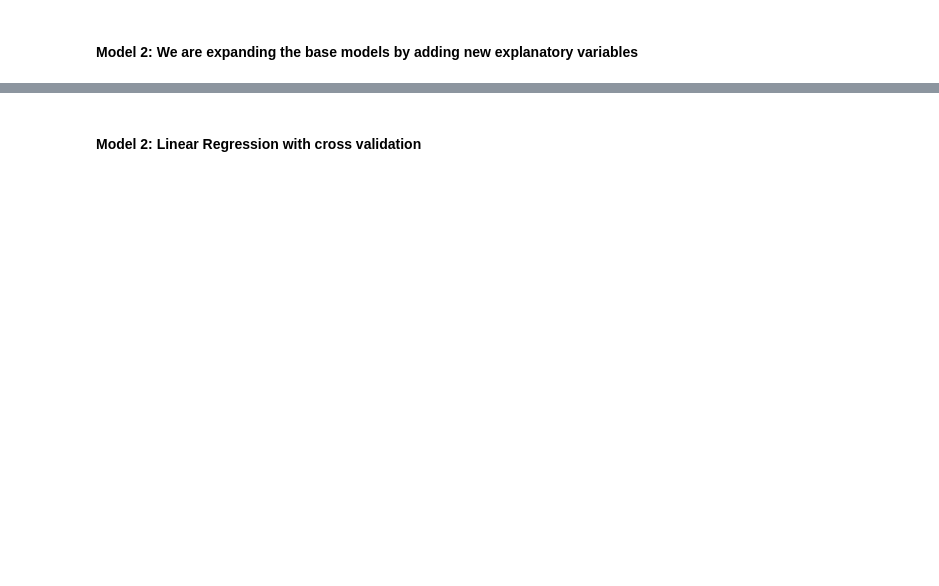
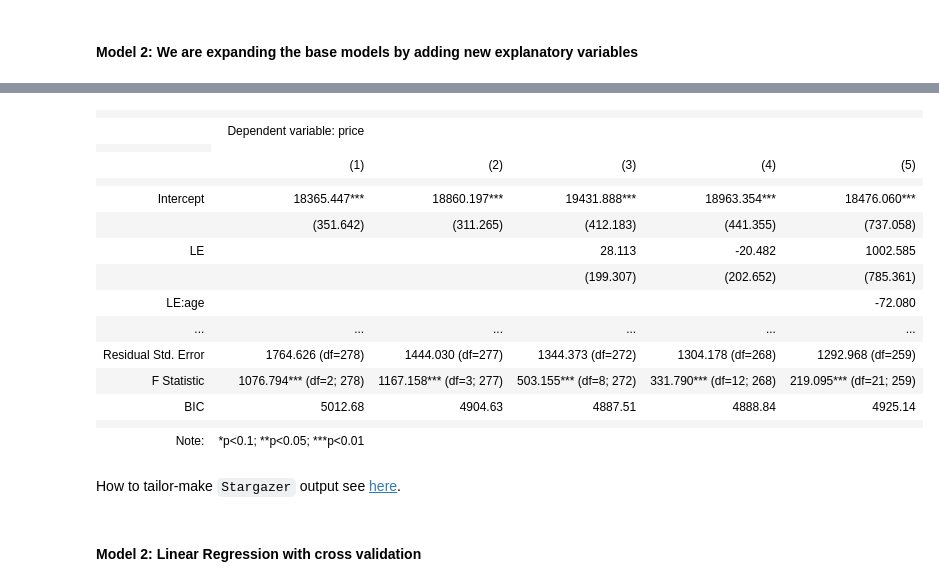
Before and after one commit to mateschieszler/DA3-Python-Codes, a Jupyter notebook: Ch13-a-framework-for-prediction/ch13_used-cars.ipynb, the cells around one changed output, grey strips where cells are left out. Cells and saved outputs as stored; diff of their text form; code cells hidden in the pictures; blank space fills up the shorter version.

Commit message:
add bic to stargazer

```diff
--- a/Ch13-a-framework-for-prediction/ch13_used-cars.ipynb
+++ b/Ch13-a-framework-for-prediction/ch13_used-cars.ipynb
@@ -362,3 +596,27 @@ stargazer.Stargazer([reg1,reg2,reg3,reg4,reg5])
+# %%
+bic = [round(x.bic, 2) for x in [reg1,reg2,reg3,reg4,reg5]]
+sg = stargazer.Stargazer([reg1,reg2,reg3,reg4,reg5])
+sg.add_line('BIC', bic, location=stargazer.LineLocation.FOOTER_BOTTOM)
+sg
+# %% [output]
+|  |  |  |  |  |  |
+|  | Dependent variable: price |  |  |  |  |
+|  |
+|  | (1) | (2) | (3) | (4) | (5) |
+|  |  |  |  |  |  |
+| Intercept | 18365.447*** | 18860.197*** | 19431.888*** | 18963.354*** | 18476.060*** |
+|  | (351.642) | (311.265) | (412.183) | (441.355) | (737.058) |
+| LE |  |  | 28.113 | -20.482 | 1002.585 |
+|  |  |  | (199.307) | (202.652) | (785.361) |
+| LE:age |  |  |  |  | -72.080 |
+| ... | ... | ... | ... | ... | ... |
+| Residual Std. Error | 1764.626 (df=278) | 1444.030 (df=277) | 1344.373 (df=272) | 1304.178 (df=268) | 1292.968 (df=259) |
+| F Statistic | 1076.794*** (df=2; 278) | 1167.158*** (df=3; 277) | 503.155*** (df=8; 272) | 331.790*** (df=12; 268) | 219.095*** (df=21; 259) |
+| BIC | 5012.68 | 4904.63 | 4887.51 | 4888.84 | 4925.14 |
+|  |  |  |  |  |  |
+| Note: | *p<0.1; **p<0.05; ***p<0.01 |  |  |  |  |
+# %% [markdown]
+How to tailor-make `Stargazer` output see [here](https://github.com/StatsReporting/stargazer/blob/master/examples.ipynb).
 # %% [markdown]
 #### Model 2: Linear Regression with cross validation
 # %%
```
Also changed, not shown: parts of 43 cells of this notebook, 1 other file.
